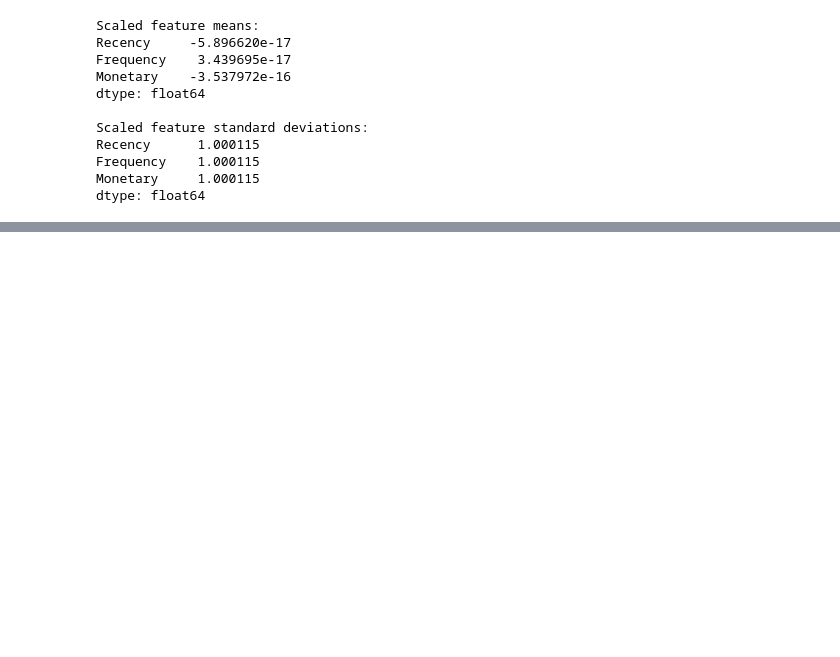
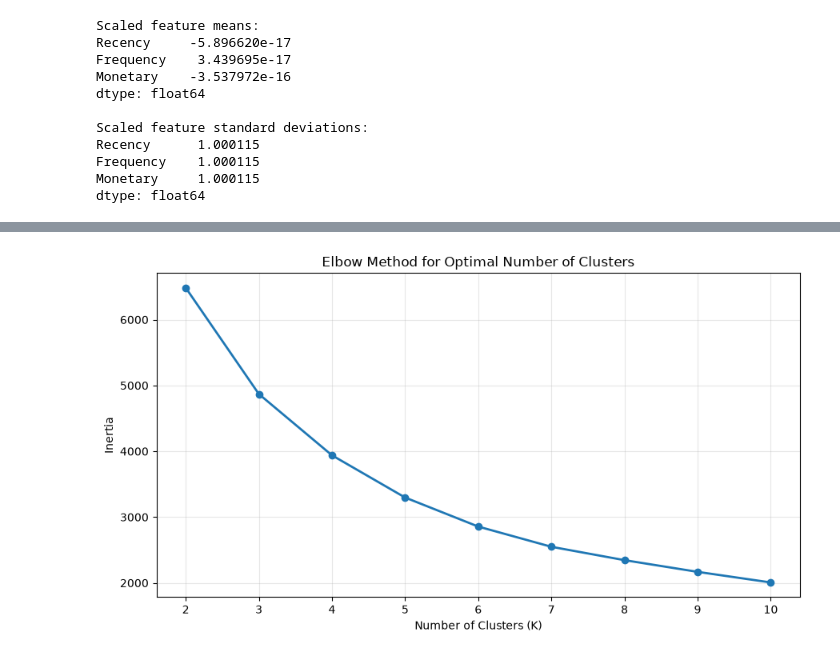
Before and after one commit to vanshika-2105/customer-segmentation-ml, a Jupyter notebook: notebooks/01_customer_segmentation_setup.ipynb, the cells around one changed output, grey strips where cells are left out. Cells and saved outputs as stored; diff of their text form; code cells hidden in the pictures; blank space fills up the shorter version.

Commit message:
feat: complete day 9 optimal cluster selection

```diff
--- a/notebooks/01_customer_segmentation_setup.ipynb
+++ b/notebooks/01_customer_segmentation_setup.ipynb
@@ -1065,0 +1070,12 @@ print("Shape:", rfm_scaled_df.shape)
+# %%
+import pandas as pd
+
+scaled_path = "../data/processed/rfm_scaled.csv"
+
+rfm_scaled_df = pd.read_csv(scaled_path)
+
+print("Scaled RFM dataset loaded successfully!")
+print("Shape:", rfm_scaled_df.shape)
+print("Columns:", rfm_scaled_df.columns.tolist())
+
+rfm_scaled_df.head()
@@ -1065,0 +1268,16 @@ print("Shape:", rfm_scaled_df.shape)
+# %%
+k_values = range(2, 11)
+inertia_values = []
+
+for k in k_values:
+    labels, centroids, inertia = custom_kmeans(
+        data=rfm_scaled_df,
+        k=k,
+        max_iterations=100,
+        random_state=42
+    )
+
+    inertia_values.append(inertia)
+    print(f"K = {k}, Inertia = {inertia:.2f}")
+
+print("\nElbow calculations completed!")
@@ -1065,0 +1296,19 @@ print("Shape:", rfm_scaled_df.shape)
+# %%
+plt.figure(figsize=(9, 5))
+
+plt.plot(
+    list(k_values),
+    inertia_values,
+    marker="o",
+    linewidth=2
+)
+
+plt.title("Elbow Method for Optimal Number of Clusters")
+plt.xlabel("Number of Clusters (K)")
+plt.ylabel("Inertia")
+plt.xticks(list(k_values))
+plt.grid(True, alpha=0.3)
+plt.tight_layout()
+plt.show()
+# %% [output]
+[figure, added]
```
Also changed, not shown: parts of 18 cells of this notebook.
